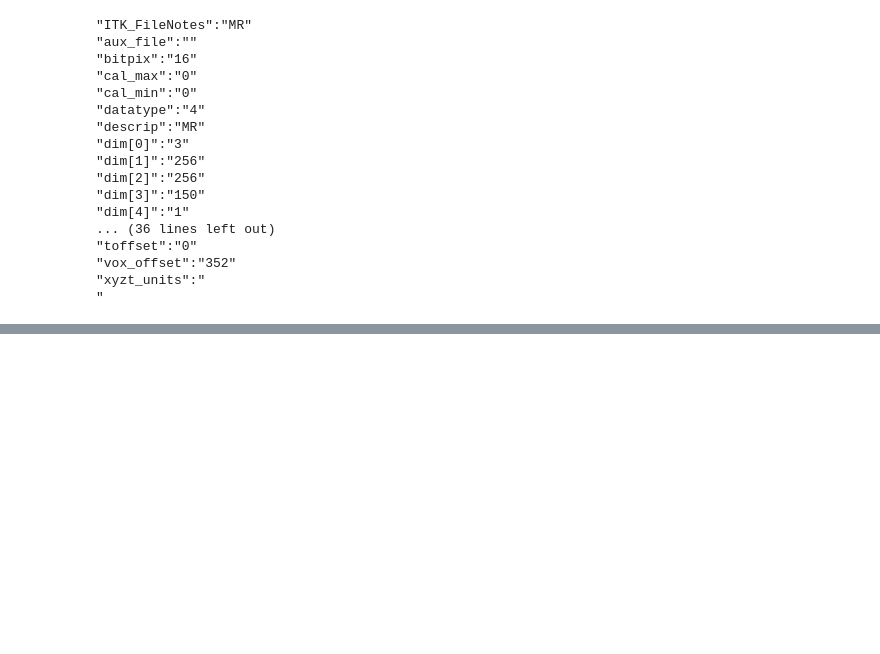
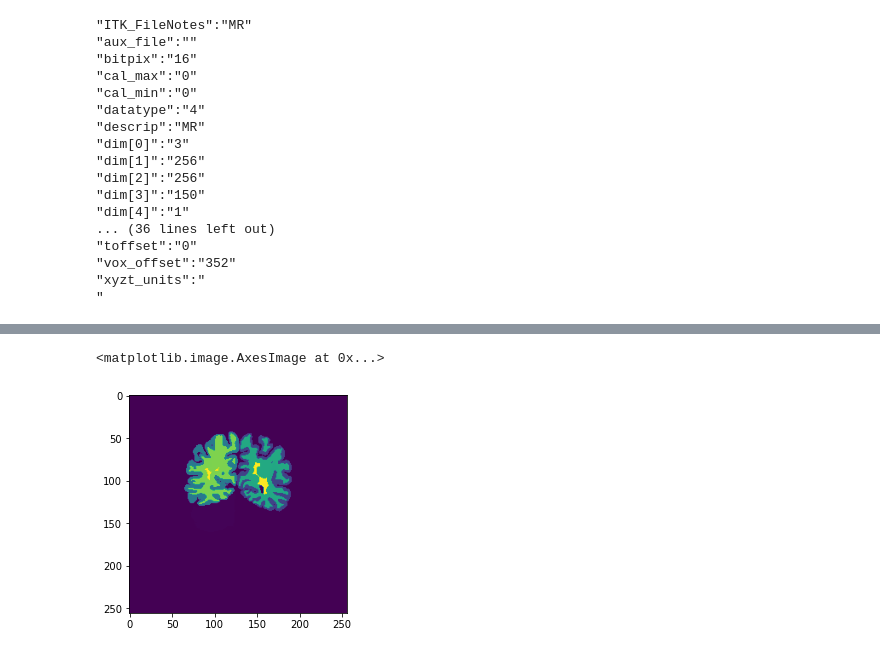
Before and after one commit to Arturgnr/medical, a Jupyter notebook: notebooks/01_Przegladanie_plikow.ipynb, the cells around one changed output, grey strips where cells are left out. Saved outputs shown, nothing was run; the diff lists cells and outputs as text; code cells hidden in the pictures; blank space fills up the shorter version.

```diff
--- a/notebooks/01_Przegladanie_plikow.ipynb
+++ b/notebooks/01_Przegladanie_plikow.ipynb
@@ -93,0 +145,5 @@ for key in sitk_t1.GetMetaDataKeys():
+# %%
+plt.imshow(wmparc_image[76,:,:])
+# %% [output]
+<matplotlib.image.AxesImage at 0x...>
+[figure, added]
```
Also changed, not shown: parts of 26 cells of this notebook, 1 other file.
